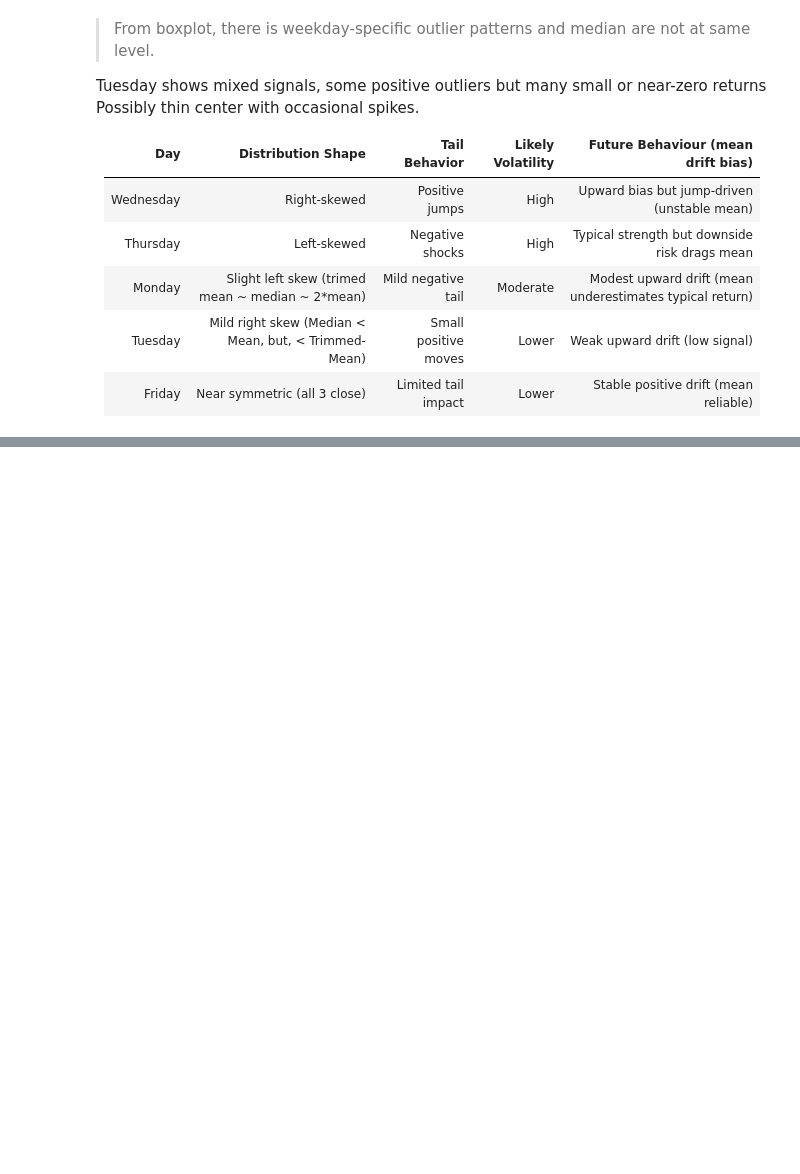
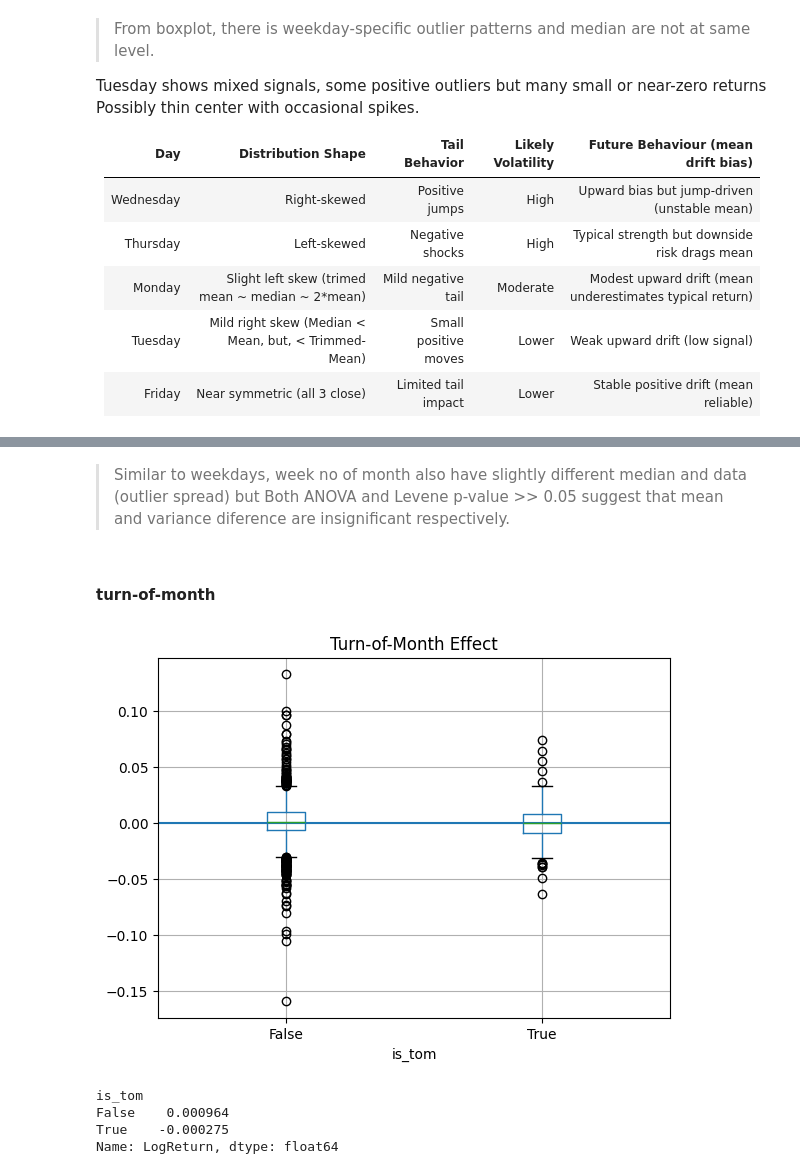
Before and after one commit to shashankgarewal/Time-Series-Analysis-Forecasting, a Jupyter notebook: notebooks/02_eda_analysis.ipynb, the cells around one changed output, grey strips where cells are left out. Cells and saved outputs as stored; diff of their text form; code cells hidden in the pictures; blank space fills up the shorter version.

```diff
--- a/notebooks/02_eda_analysis.ipynb
+++ b/notebooks/02_eda_analysis.ipynb
@@ -598,0 +636,25 @@ Friday     0.001193  0.001254   0.001281
+# %% [markdown]
+> Similar to weekdays, week no of month also have slightly different median and data (outlier spread) but Both ANOVA and Levene p-value >> 0.05 suggest that mean and variance diference are insignificant respectively.
+
+>
+# %% [markdown]
+#### turn-of-month
+# %%
+df['Day'] = df.index.day
+
+# Simple version: first 3 days of month
+df['is_tom'] = df['Day'] <= 3
+
+df.boxplot(column='LogReturn', by='is_tom')
+plt.axhline(0)
+plt.title('Turn-of-Month Effect')
+plt.suptitle('')
+plt.show()
+
+df.groupby('is_tom')['LogReturn'].mean()
+# %% [output]
+[figure, added]
+is_tom
+False    0.000964
+True    -0.000275
+Name: LogReturn, dtype: float64
```
Also changed, not shown: parts of 42 cells of this notebook.
